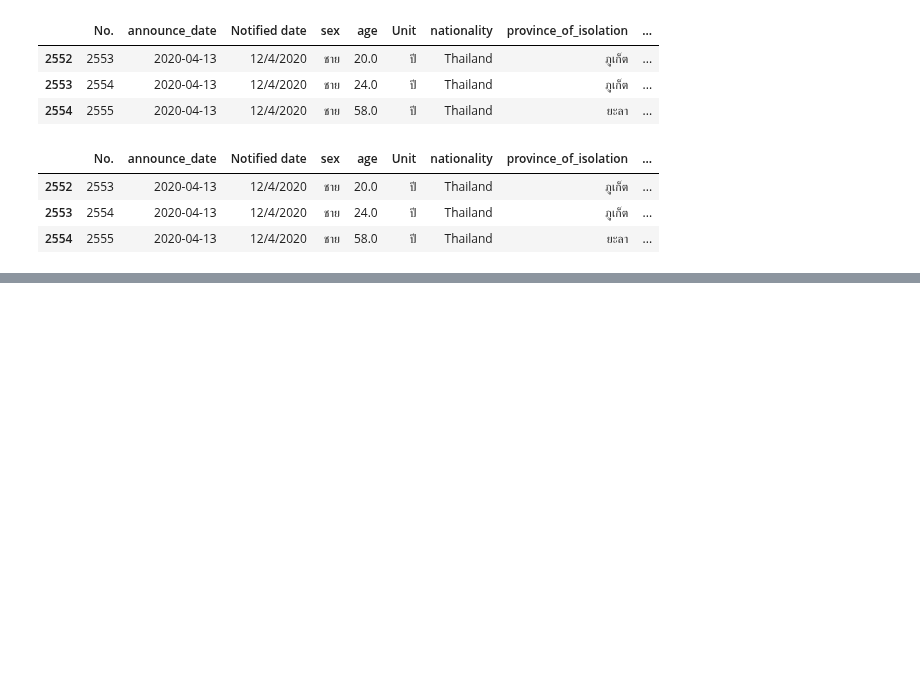
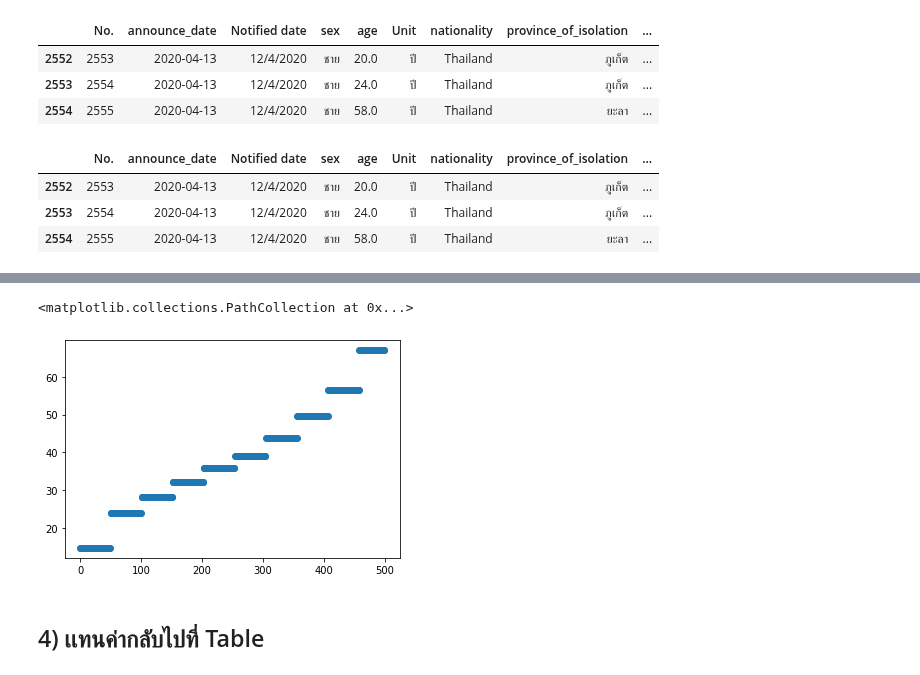
Before and after one commit to Peckkie/DPDM2021, a Jupyter notebook: Data_preprocessing_(Chapter_3).ipynb, the cells around one changed output, grey strips where cells are left out. Saved outputs shown, nothing was run; the diff lists cells and outputs as text; code cells hidden in the pictures; blank space fills up the shorter version.

```diff
--- a/Data_preprocessing_(Chapter_3).ipynb
+++ b/Data_preprocessing_(Chapter_3).ipynb
@@ -1079,0 +1135,9 @@ data_covid_cases
+# %%
+bin = 10 #กำหนดให้เป็น 10
+#เปลี่ยนที่เดียวคือ bin
+bin_r = []
+for i in range(bin):
+    step = int(len(my_data_sorted)/bin)
+    this_data = my_data_sorted[(step*i) : (step*i)+step]
+    rep = np.mean(this_data)
+    bin_r.append(rep)
@@ -1079,0 +1161,9 @@ data_covid_cases
+# %%
+bin = 10 #กำหนดให้เป็น 10
+#เปลี่ยนที่เดียวคือ bin
+step = int(len(my_data_sorted)/bin)
+bin_r = []
+for start in range(0, len(my_data_sorted),50):
+    this_data = my_data_sorted[start: start+step] #ตัดข้อมูล
+    rep = np.mean(this_data) #เลือกตัวแทนของข้อมูล
+    bin_r.append(rep)
@@ -1079,0 +1185,14 @@ data_covid_cases
+# %%
+#เเทนค่าข้อมูลเก่าด้วย ค่ากลาง ในแต่ละกลุ่มที่เราหามาในแต่ละ bin  ******************
+bin =10
+my_data_smoothed =[]
+step = 0
+this_bin = 0
+for i in my_data_sorted:
+    if step < 50: #ถ้า   step < 50
+        my_data_smoothed.append({'old_v':i, 'new_v':bin_r[this_bin]}) #เอาค่าข้อมูลเดิมไปใส่ไว้ old_v และ เอาค่ากลางไปใส่ไว้ new_v
+        step = step+1
+    else: #เมื่อวิ่งครบ 50 รอบ
+        step = 0
+        this_bin = this_bin+1
+        my_data_smoothed.append({'old_v':i, 'new_v':bin_r[this_bin]})
@@ -1079,0 +1201,3 @@ data_covid_cases
+# %%
+my_df = pd.DataFrame(my_data_smoothed) #แปลง  Dict to DataFrame
+my_df
@@ -1079,0 +1218,7 @@ data_covid_cases
+# %%
+plt.scatter(range(len(my_df)),my_df['new_v']) #ลักษณะข้อมูลเเบบใหม่ที่หาจาก bin
+# %% [output]
+<matplotlib.collections.PathCollection at 0x...>
+[figure, added]
+# %% [markdown]
+## 4) เเทนค่ากลับไปที่ Table
```
Also changed, not shown: parts of 29 cells of this notebook.
